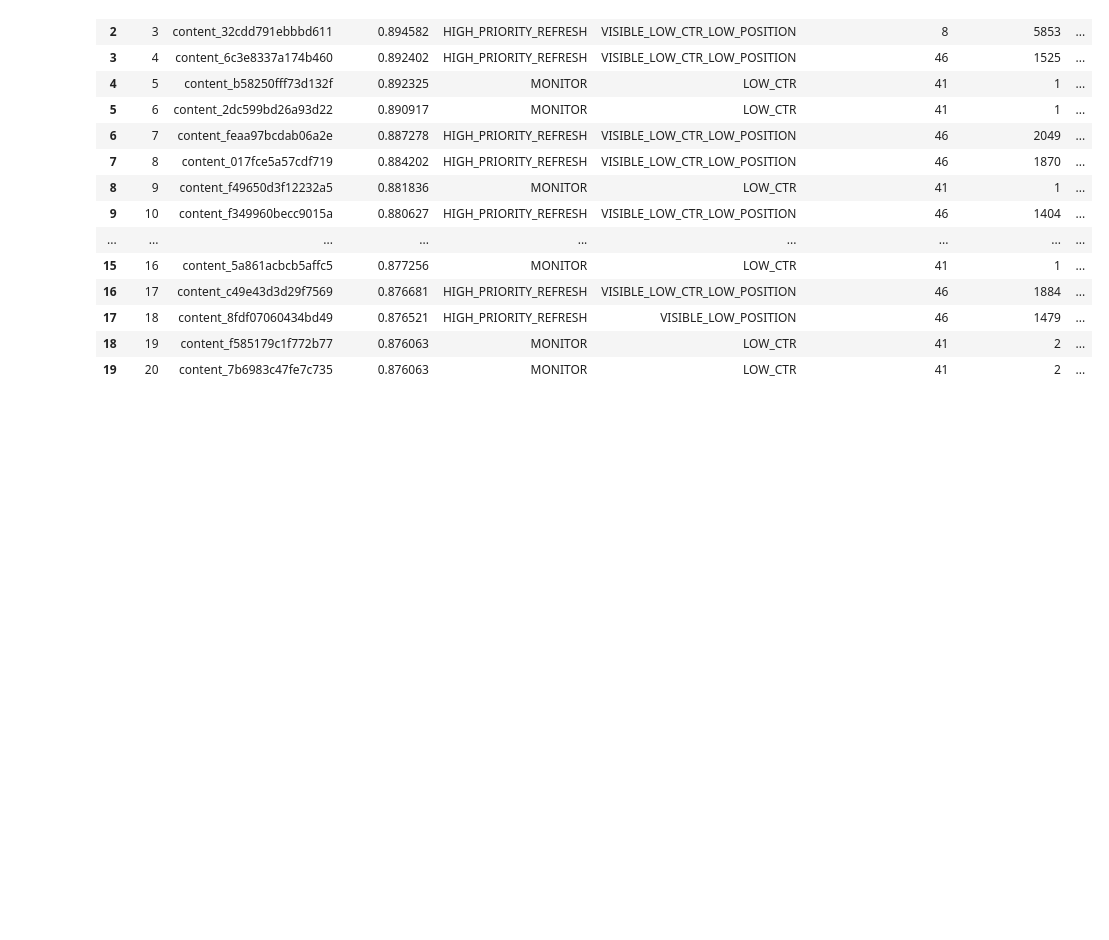
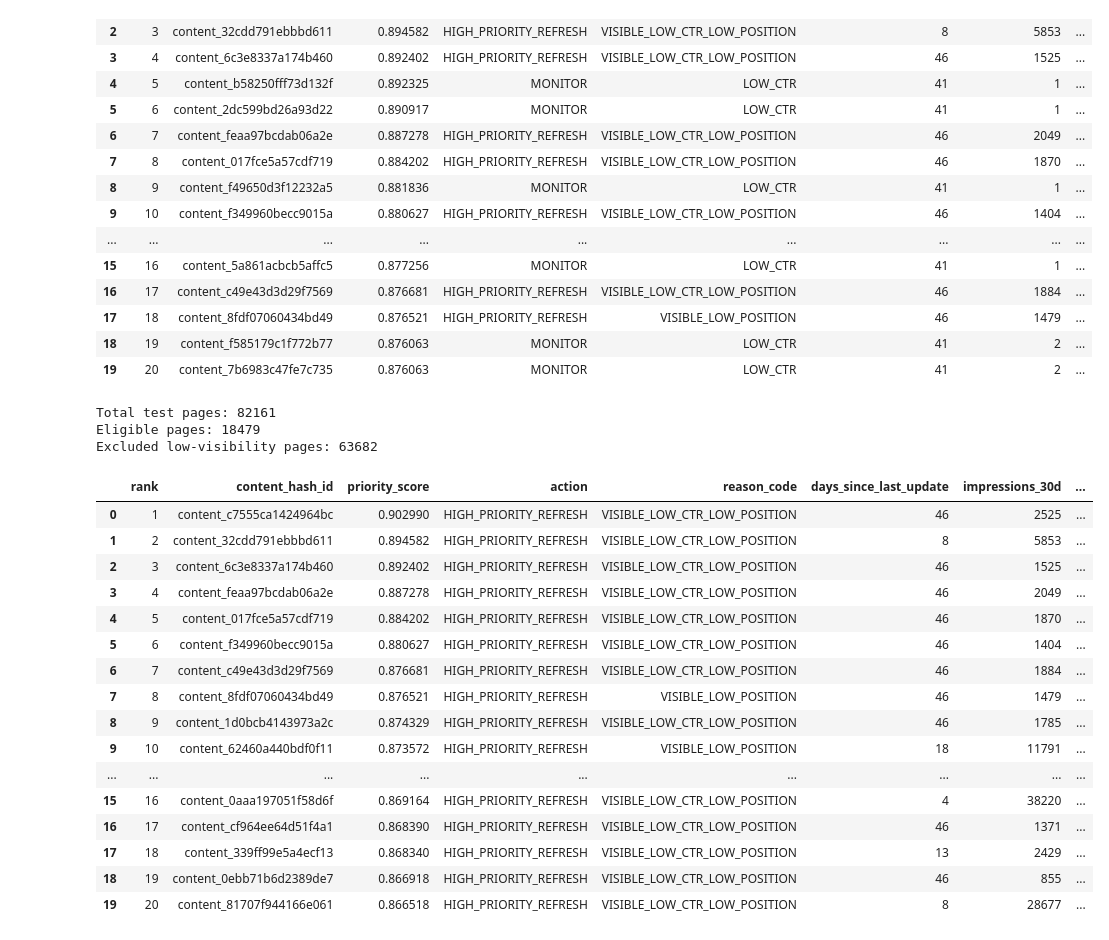
Before and after one commit to SAJLENDRAPANDEY/flyrank-ml-internship-starter, a Jupyter notebook: notebooks/capstone_content_refresh.ipynb, the cells around one changed output. Drawn from its saved outputs; the diff is of its cells as text; code cells hidden in the pictures; blank space fills up the shorter version.

```diff
--- a/notebooks/capstone_content_refresh.ipynb
+++ b/notebooks/capstone_content_refresh.ipynb
@@ -3675,3 +3681,21 @@ display(final_recommendations.head(20))
 | 17 | 18 | content_8fdf07060434bd49 | 0.876521 | HIGH_PRIORITY_REFRESH | VISIBLE_LOW_POSITION | 46 | 1479 | ... |
 | 18 | 19 | content_f585179c1f772b77 | 0.876063 | MONITOR | LOW_CTR | 41 | 2 | ... |
 | 19 | 20 | content_7b6983c47fe7c735 | 0.876063 | MONITOR | LOW_CTR | 41 | 2 | ... |
+# %%
+# Pages with meaningful search visibility are eligible
+# for refresh prioritization.
+
+eligible_results = test_results[
+    test_results["impressions_30d"] >= 100
+].copy()
+
+print("Total test pages:", len(test_results))
+print("Eligible pages:", len(eligible_results))
+print(
+    "Excluded low-visibility pages:",
+    len(test_results) - len(eligible_results)
+)
+# %% [output]
+Total test pages: 82161
+Eligible pages: 18479
+Excluded low-visibility pages: 63682
@@ -3677,0 +3728,62 @@ display(final_recommendations.head(20))
+# %%
+def final_reason(row):
+
+    reasons = []
+
+    if row["impressions_30d"] >= 100:
+        reasons.append("VISIBLE")
+
+    if row["days_since_last_update"] >= 90:
+        reasons.append("STALE")
+
+    if row["ctr"] < 0.20:
+        reasons.append("LOW_CTR")
+
+    if row["avg_position"] > 10:
+        reasons.append("LOW_POSITION")
+
+    if not reasons:
+        return "LOW_SIGNAL"
+
+    return "_".join(reasons)
+
+
+eligible_results["reason_code"] = eligible_results.apply(
+    final_reason,
+    axis=1
+)
+# %%
+final_top20 = eligible_results[
+    [
+        "rank",
+        "content_hash_id",
+        "priority_score",
+        "action",
+        "reason_code",
+        "days_since_last_update",
+        "impressions_30d",
+        "users_30d",
+        "ctr",
+        "avg_position"
+    ]
+].head(20)
+
+display(final_top20)
+# %% [output]
+|  | rank | content_hash_id | priority_score | action | reason_code | days_since_last_update | impressions_30d | ... |
+| 0 | 1 | content_c7555ca1424964bc | 0.902990 | HIGH_PRIORITY_REFRESH | VISIBLE_LOW_CTR_LOW_POSITION | 46 | 2525 | ... |
+| 1 | 2 | content_32cdd791ebbbd611 | 0.894582 | HIGH_PRIORITY_REFRESH | VISIBLE_LOW_CTR_LOW_POSITION | 8 | 5853 | ... |
+| 2 | 3 | content_6c3e8337a174b460 | 0.892402 | HIGH_PRIORITY_REFRESH | VISIBLE_LOW_CTR_LOW_POSITION | 46 | 1525 | ... |
+| 3 | 4 | content_feaa97bcdab06a2e | 0.887278 | HIGH_PRIORITY_REFRESH | VISIBLE_LOW_CTR_LOW_POSITION | 46 | 2049 | ... |
+| 4 | 5 | content_017fce5a57cdf719 | 0.884202 | HIGH_PRIORITY_REFRESH | VISIBLE_LOW_CTR_LOW_POSITION | 46 | 1870 | ... |
+| 5 | 6 | content_f349960becc9015a | 0.880627 | HIGH_PRIORITY_REFRESH | VISIBLE_LOW_CTR_LOW_POSITION | 46 | 1404 | ... |
+| 6 | 7 | content_c49e43d3d29f7569 | 0.876681 | HIGH_PRIORITY_REFRESH | VISIBLE_LOW_CTR_LOW_POSITION | 46 | 1884 | ... |
+| 7 | 8 | content_8fdf07060434bd49 | 0.876521 | HIGH_PRIORITY_REFRESH | VISIBLE_LOW_POSITION | 46 | 1479 | ... |
+| 8 | 9 | content_1d0bcb4143973a2c | 0.874329 | HIGH_PRIORITY_REFRESH | VISIBLE_LOW_CTR_LOW_POSITION | 46 | 1785 | ... |
+| 9 | 10 | content_62460a440bdf0f11 | 0.873572 | HIGH_PRIORITY_REFRESH | VISIBLE_LOW_POSITION | 18 | 11791 | ... |
+| ... | ... | ... | ... | ... | ... | ... | ... | ... |
+| 15 | 16 | content_0aaa197051f58d6f | 0.869164 | HIGH_PRIORITY_REFRESH | VISIBLE_LOW_CTR_LOW_POSITION | 4 | 38220 | ... |
+| 16 | 17 | content_cf964ee64d51f4a1 | 0.868390 | HIGH_PRIORITY_REFRESH | VISIBLE_LOW_CTR_LOW_POSITION | 46 | 1371 | ... |
+| 17 | 18 | content_339ff99e5a4ecf13 | 0.868340 | HIGH_PRIORITY_REFRESH | VISIBLE_LOW_CTR_LOW_POSITION | 13 | 2429 | ... |
+| 18 | 19 | content_0ebb71b6d2389de7 | 0.866918 | HIGH_PRIORITY_REFRESH | VISIBLE_LOW_CTR_LOW_POSITION | 46 | 855 | ... |
+| 19 | 20 | content_81707f944166e061 | 0.866518 | HIGH_PRIORITY_REFRESH | VISIBLE_LOW_CTR_LOW_POSITION | 8 | 28677 | ... |
```
Also changed, not shown: parts of 18 cells of this notebook.
